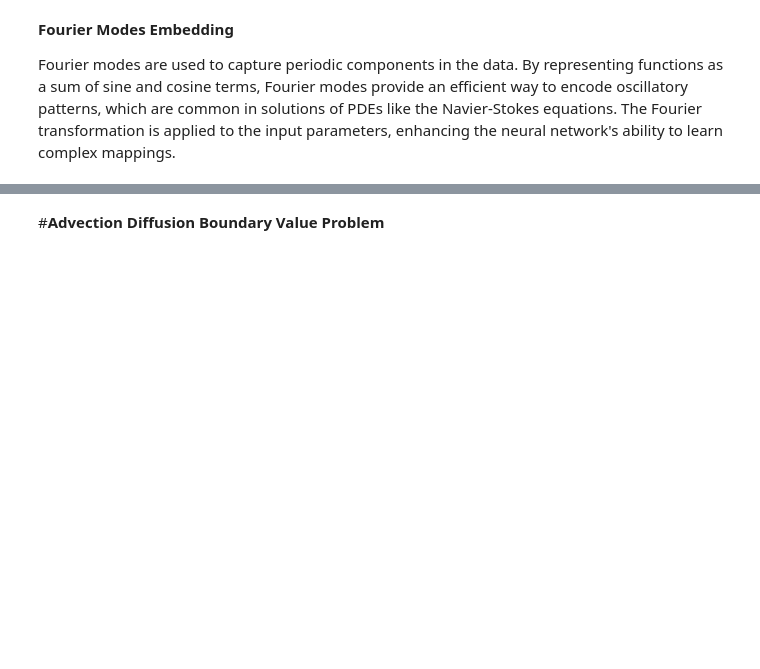
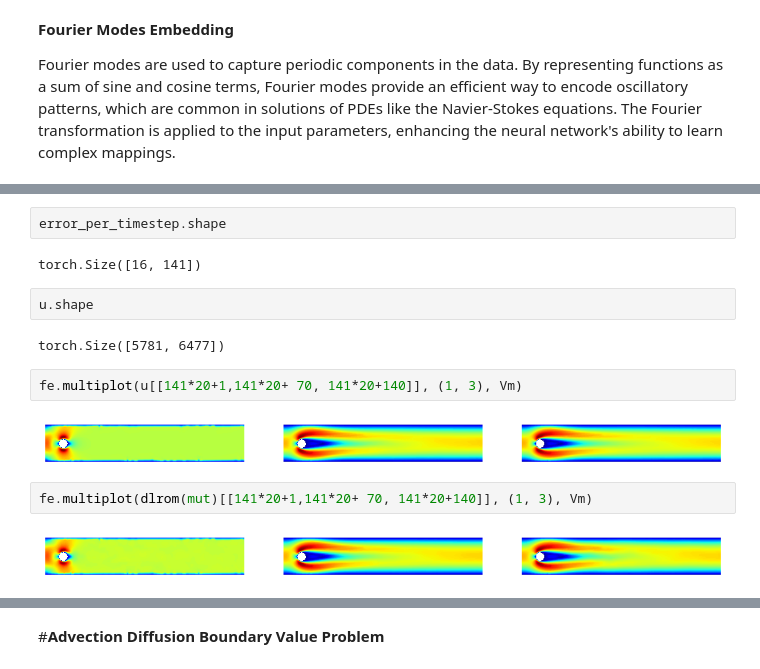
Before and after one commit to LuigiPagani/DL-ROM-for-Navier-Stokes, a Jupyter notebook: NAML_Project.ipynb, the cells around one changed output, grey strips where cells are left out. Saved outputs shown, nothing was run; the diff lists cells and outputs as text; blank space fills up the shorter version.

```diff
--- a/NAML_Project.ipynb
+++ b/NAML_Project.ipynb
@@ -381,0 +392,16 @@ num2p(error(u[ntrain:], dlrom(mut[ntrain:])))
+# %%
+error_per_timestep.shape
+# %% [output]
+torch.Size([16, 141])
+# %%
+u.shape
+# %% [output]
+torch.Size([5781, 6477])
+# %%
+fe.multiplot(u[[141*20+1,141*20+ 70, 141*20+140]], (1, 3), Vm)
+# %% [output]
+[figure, added]
+# %%
+fe.multiplot(dlrom(mut)[[141*20+1,141*20+ 70, 141*20+140]], (1, 3), Vm)
+# %% [output]
+[figure, added]
```
Also changed, not shown: parts of 15 cells of this notebook.
